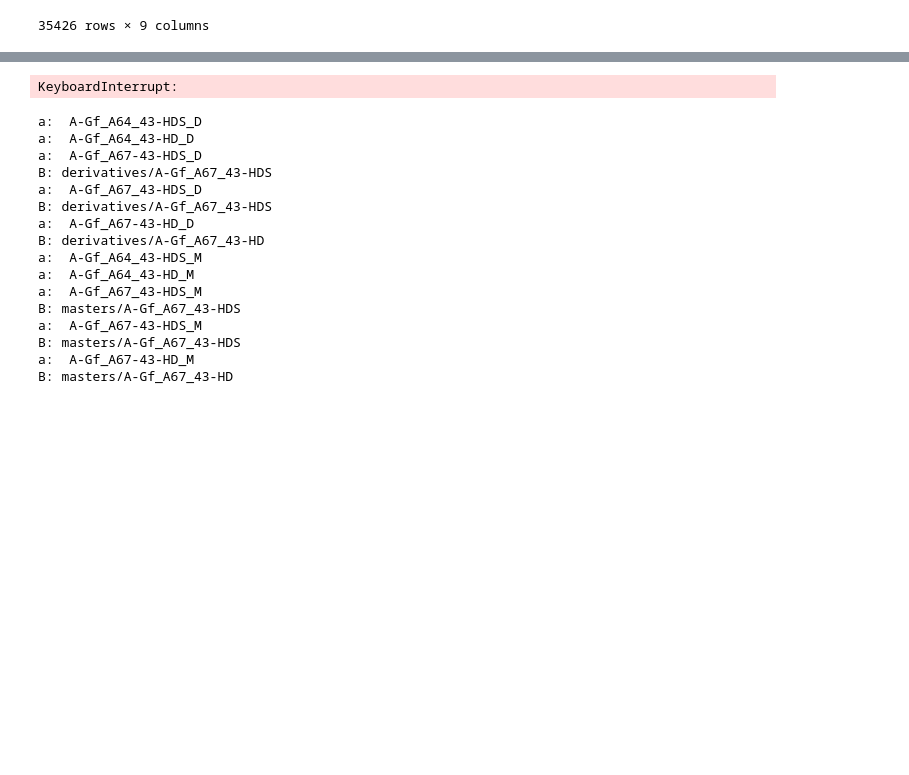
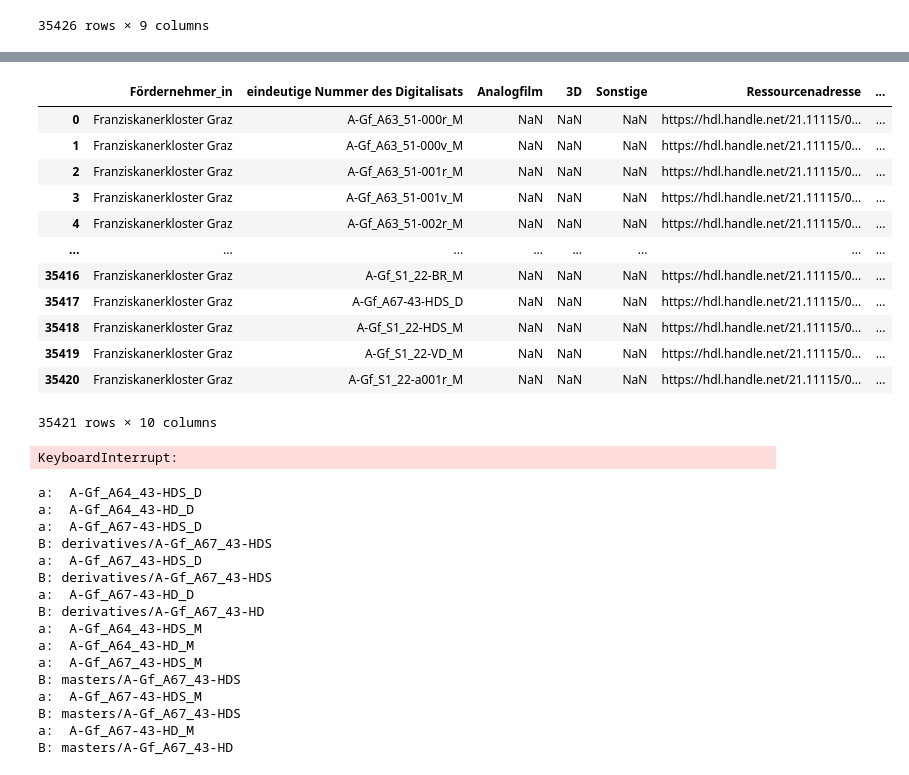
Before and after one commit to ofmgraz/mint-handle-ids, a Jupyter notebook: handles.ipynb, the cells around one changed output, grey strips where cells are left out. Saved outputs shown, nothing was run; the diff lists cells and outputs as text; code cells hidden in the pictures; blank space fills up the shorter version.

```diff
--- a/handles.ipynb
+++ b/handles.ipynb
@@ -75,3 +163,19 @@ A-Gf_A67_43-HDS_D
+# %%
+ref
+# %% [output]
+|  | Fördernehmer_in | eindeutige Nummer des Digitalisats | Analogfilm | 3D | Sonstige | Ressourcenadresse | ... |
+| 0 | Franziskanerkloster Graz | A-Gf_A63_51-000r_M | NaN | NaN | NaN | https://hdl.handle.net/21.11115/0... | ... |
+| 1 | Franziskanerkloster Graz | A-Gf_A63_51-000v_M | NaN | NaN | NaN | https://hdl.handle.net/21.11115/0... | ... |
+| 2 | Franziskanerkloster Graz | A-Gf_A63_51-001r_M | NaN | NaN | NaN | https://hdl.handle.net/21.11115/0... | ... |
+| 3 | Franziskanerkloster Graz | A-Gf_A63_51-001v_M | NaN | NaN | NaN | https://hdl.handle.net/21.11115/0... | ... |
+| 4 | Franziskanerkloster Graz | A-Gf_A63_51-002r_M | NaN | NaN | NaN | https://hdl.handle.net/21.11115/0... | ... |
+| ... | ... | ... | ... | ... | ... | ... | ... |
+| 35416 | Franziskanerkloster Graz | A-Gf_S1_22-BR_M | NaN | NaN | NaN | https://hdl.handle.net/21.11115/0... | ... |
+| 35417 | Franziskanerkloster Graz | A-Gf_A67-43-HDS_D | NaN | NaN | NaN | https://hdl.handle.net/21.11115/0... | ... |
+| 35418 | Franziskanerkloster Graz | A-Gf_S1_22-HDS_M | NaN | NaN | NaN | https://hdl.handle.net/21.11115/0... | ... |
+| 35419 | Franziskanerkloster Graz | A-Gf_S1_22-VD_M | NaN | NaN | NaN | https://hdl.handle.net/21.11115/0... | ... |
+| 35420 | Franziskanerkloster Graz | A-Gf_S1_22-a001r_M | NaN | NaN | NaN | https://hdl.handle.net/21.11115/0... | ... |
+35421 rows × 10 columns
 # %%
 + A-Gf_S1_72-509_D
 - A-Gf_A67_43-HDS_D
```
Also changed, not shown: parts of 7 cells of this notebook.
